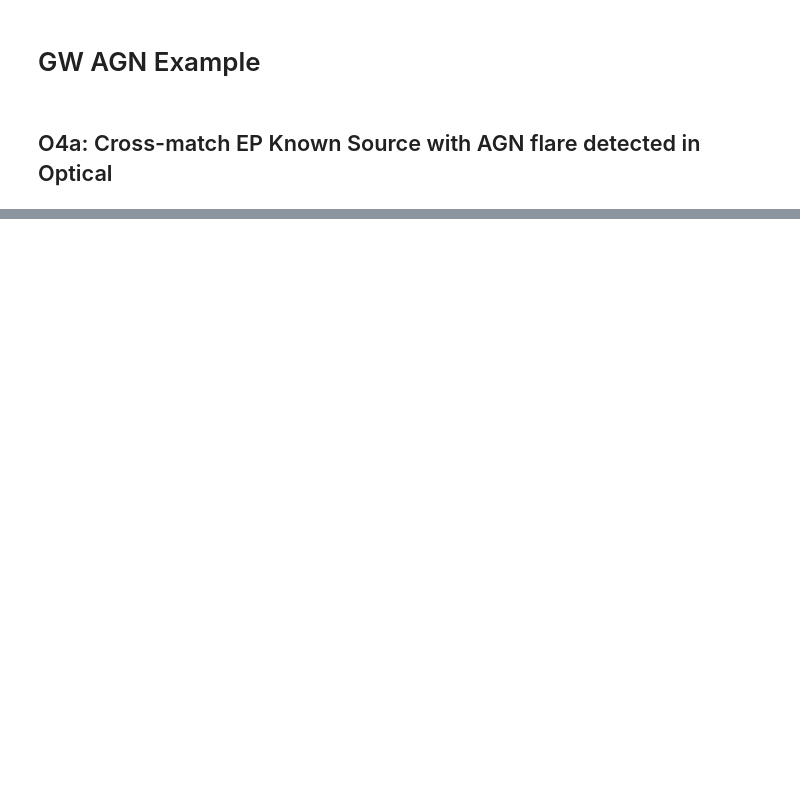
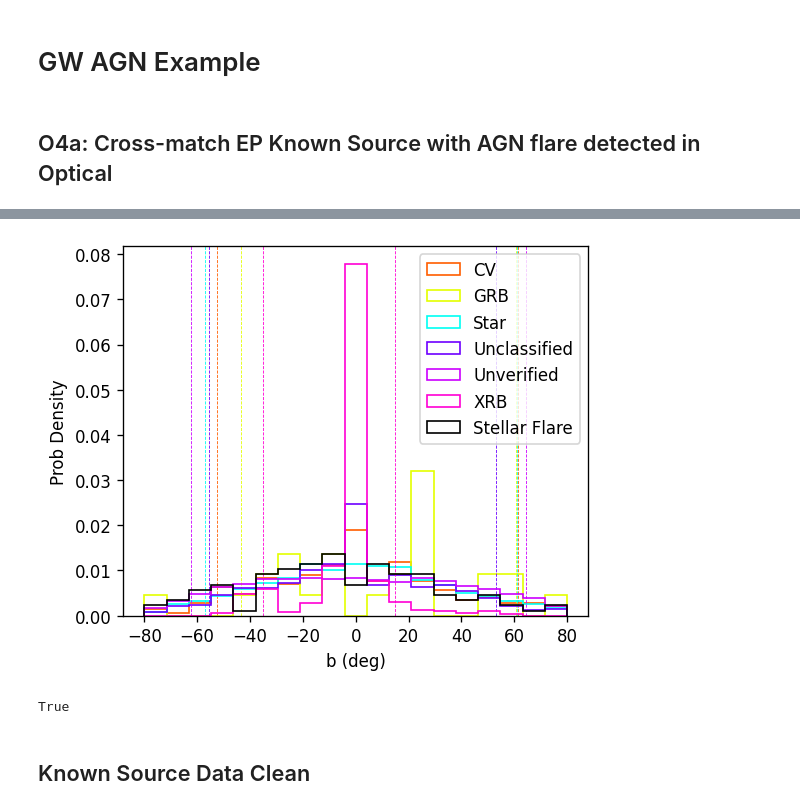
Before and after one commit to LAujust/Cmash, a Jupyter notebook: Example.ipynb, the cells around one changed output, grey strips where cells are left out. Saved outputs shown, nothing was run; the diff lists cells and outputs as text; code cells hidden in the pictures; blank space fills up the shorter version.

```diff
--- a/Example.ipynb
+++ b/Example.ipynb
@@ -33,0 +138,31 @@ Time(60224.6,format='mjd').iso
+# %%
+fig, ax = plt.subplots(figsize=(5,4),dpi=120)
+bins = np.linspace(-80,80,20)
+cmap = plt.get_cmap('hsv', len(categories)+2)
+cat_color = {cat:mpl.colors.rgb2hex(cmap(i)) for i,cat in enumerate(categories)}
+exGal = ['AGN','Cluster of Galaxies','Galaxy','Pulsar','SNR','Star Cluster','Nova','Supernovae','TDE']
+for i,cat in enumerate(categories):
+    if cat in exGal:
+        continue
+    c = SkyCoord(all_source[all_source['Category']==cat]['RA'],all_source[all_source['Category']==cat]['Dec'],unit=u.deg)
+    b = c.galactic.b.deg
+    Q5, Q95 = np.quantile(b,0.05), np.quantile(b,0.95)
+    ax.hist(b,bins,histtype='step',color=cat_color[cat],label=cat,density=True)
+    ax.axvline(Q5,0,1,color=cat_color[cat],ls='--',lw=0.5)
+    ax.axvline(Q95,0,1,color=cat_color[cat],ls='--',lw=0.5)
+
+c_sf = SkyCoord(all_source[all_source['Tags']=='["stellar_flare"]']['RA'],all_source[all_source['Tags']=='["stellar_flare"]']['Dec'],unit=u.deg)
+b_sf = c_sf.galactic.b.deg
+ax.hist(b_sf,histtype='step',bins=bins,density=True,color='k',label='Stellar Flare')
+ax.set_xlabel('b (deg)')
+ax.set_ylabel('Prob Density')
+ax.legend(loc='upper right')
+plt.savefig('/mnt/rdliang/AGN/BBH_AGN/figures/galsource_b.png',dpi=300)
+# %% [output]
+[figure, added]
+# %%
+all_source['Tags'][4] == '["stellar_flare"]'
+# %% [output]
+True
+# %% [markdown]
+## Known Source Data Clean
```
Also changed, not shown: parts of 12 cells of this notebook, 4 other files.
